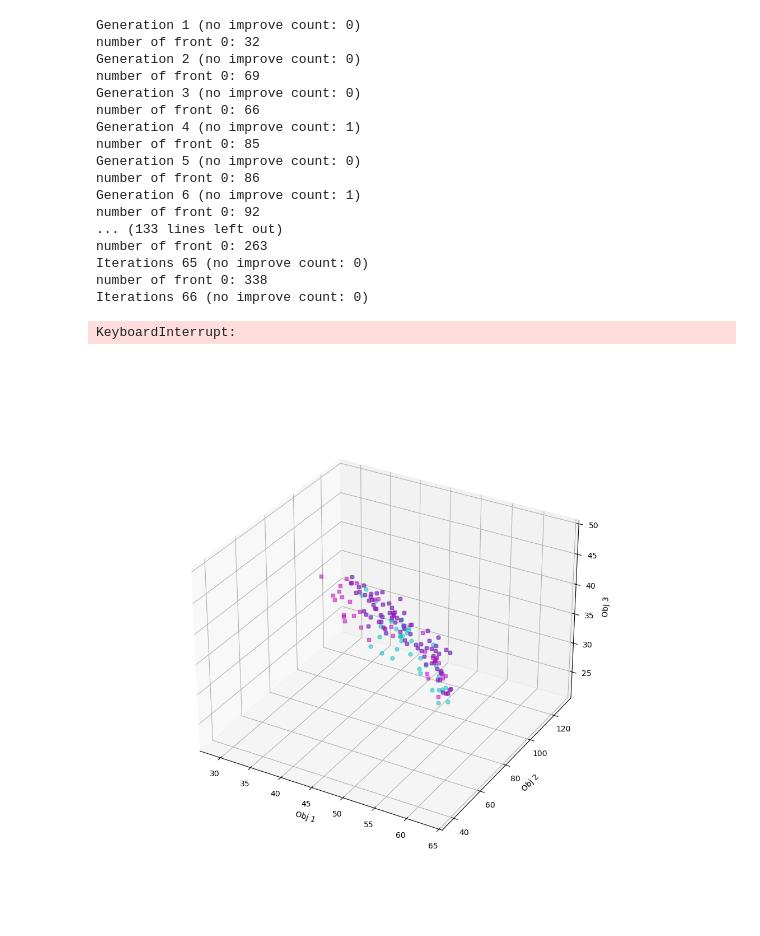
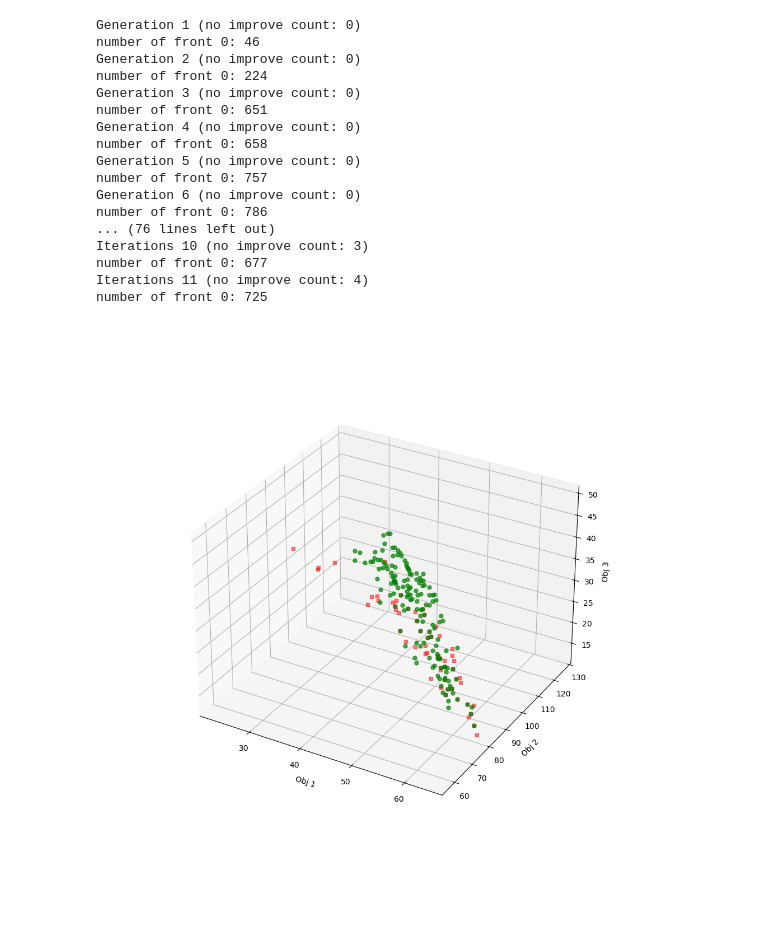
Before and after one commit to rameshsrinivasanuci/multiobjective, a Jupyter notebook: cp_eda.ipynb, the cells around one changed output. Drawn from its saved outputs; the diff is of its cells as text; code cells hidden in the pictures.

```diff
--- a/cp_eda.ipynb
+++ b/cp_eda.ipynb
@@ -411,6 +1240,7 @@ class KnapsackEDACond:
         self.pareto_front_table = []
         self.js_div_list = []
         self.converged_pf_table = []
+        self.selected_objectives_table = []
 
     def _generate_initial_population(self):
         n_items = self.items.shape[0]
@@ -448,7 +1278,7 @@ class KnapsackEDACond:
 
     def _update_distribution(self):
         # sampling
-        population = sample_population_conditional(
+        population = sample_population_conditional_parallel(
             self.items, self.items_z, self.objectives_z, self.distribution_params,
             self.shape, self.location, self.scale, self.if_converged,
             self.pop_size, self.n_selected, self.n_obj, self.n_con, self.capacity, self.rng
@@ -505,7 +1335,7 @@ class KnapsackEDACond:
 
     def _converged_pf(self):
         # sampling
-        population = sample_population_conditional_converged(
+        population = sample_population_conditional_converged_parallel(
             self.items, self.items_z, self.objectives_z, self.distribution_params,
             self.shape, self.location, self.scale, self.if_converged,
             self.pop_size, self.n_selected, self.n_obj, self.n_con, self.capacity, self.rng)
@@ -591,12 +1421,13 @@ class KnapsackEDACond:
             self.pareto_indices_table.append(pareto_indices.copy())
             self.pareto_front_table.append(pareto_front.copy())
             self.js_div_list.append(js_div)
+            self.selected_objectives_table.append(self.selected_objectives.copy())
 
             # option 1
             if prev_js_div is not None:
                 diff = prev_js_div - js_div
-                # if generation > min_gens and np.abs(diff) < 0.005: # criteria may change
-                if np.abs(diff) < 0.005:
+                if generation > min_gens and np.abs(diff) < 0.005: # criteria may change
+                # if np.abs(diff) < 0.005:
                     no_improve_gen += 1
                 else:
                     no_improve_gen = 0
@@ -627,8 +1458,10 @@ class KnapsackEDACond:
             self.pareto_indices_table.append(pareto_indices.copy())
             self.pareto_front_table.append(pareto_front.copy())
             self.js_div_list.append(js_div)
+            self.selected_objectives_table.append(self.selected_objectives.copy())
 
             front_0 = np.unique(self.selected_objectives, axis=0)
+            # front_0 = np.unique(pareto_front, axis=0)
             front_0 = front_0[np.lexsort(front_0.T[::-1])]
             if prev_front_0 is not None:
                 if np.array_equal(prev_front_0, front_0):
@@ -653,11 +1486,12 @@ class KnapsackEDACond:
             'shape': self.shape,
             'location': self.location,
             'scale': self.scale,
-            'base_rate_dist': self.first_item_dist
+            'base_rate_dist': self.first_item_dist,
+            'selected_objectives_table': self.selected_objectives_table
         }
 # %%
 # a test case
 kn = loadmat('/home/tailai/data/knapsack/runB/kn_1_3_allneg_60_6_3.mat')
-items = kn['items'][162]
+items = kn['items'][4]
 shape = kn['shape']
 scale = kn['scale']
@@ -689,28 +1581,27 @@ eda = KnapsackEDACond(
 
 # organize results
 results = eda.run()
-with open('new_results_cond_uni_base_1_3_run162.pkl', 'wb') as f:
+with open('weight_results_1_3_obj3_run4_test.pkl', 'wb') as f:
     pickle.dump(results, f)
 # %% [output]
 Generation 1 (no improve count: 0)
-number of front 0: 32
+number of front 0: 46
 Generation 2 (no improve count: 0)
-number of front 0: 69
+number of front 0: 224
 Generation 3 (no improve count: 0)
-number of front 0: 66
-Generation 4 (no improve count: 1)
-number of front 0: 85
+number of front 0: 651
+Generation 4 (no improve count: 0)
+number of front 0: 658
 Generation 5 (no improve count: 0)
-number of front 0: 86
-Generation 6 (no improve count: 1)
-number of front 0: 92
-... (133 lines left out)
-number of front 0: 263
-Iterations 65 (no improve count: 0)
-number of front 0: 338
-Iterations 66 (no improve count: 0)
+number of front 0: 757
+Generation 6 (no improve count: 0)
+number of front 0: 786
+... (76 lines left out)
+Iterations 10 (no improve count: 3)
+number of front 0: 677
+Iterations 11 (no improve count: 4)
+number of front 0: 725
-KeyboardInterrupt:
 # %%
 import pickle
-with open('gen_run2_cond_uni_base_1_3_obj3.pkl', 'rb') as f:
+with open('new_results_1_3_obj3_run4.pkl', 'rb') as f:
     results_full = pickle.load(f)
@@ -776,16 +1653,20 @@ converged_pf_full = results_full['converged_pf_table'][-1]
 # %%
 from matplotlib import pyplot as plt
 %matplotlib widget
 from mpl_toolkits.mplot3d import Axes3D
 
 fig = plt.figure(figsize=(10, 10))
 ax = fig.add_subplot(projection='3d')
-ax.plot(converged_pf[:,0], converged_pf[:,1], converged_pf[:,2], 'co', alpha=0.5, markersize=5)
-ax.plot(converged_pf_full[:,0], converged_pf_full[:,1], converged_pf_full[:,2], 'ms', alpha=0.5, markersize=5)
+ax.plot(converged_pf[:,0], converged_pf[:,1], converged_pf[:,2], 'rs', alpha=0.5, markersize=5)
+ax.plot(converged_pf_full[:,0], converged_pf_full[:,1], converged_pf_full[:,2], 'go', alpha=0.7, markersize=5)
+# ax.plot(converged_pf_full_ori[:,0], converged_pf_full_ori[:,1], converged_pf_full_ori[:,2], 'bo', alpha=0.5, markersize=5)
+# ax.plot(pareto_front[:,0], pareto_front[:,1], pareto_front[:,2], 'bo', alpha=0.5, markersize=5)
+# aspi = np.array([40, 100, 45])
+# ax.plot(aspi[0], aspi[1], aspi[2], 'bo', alpha=1, markersize=5)
 ax.set_xlabel('Obj 1')
 ax.set_ylabel('Obj 2')
 ax.set_zlabel('Obj 3')
 plt.show()
 # %% [output]
-[figure, old version]
+[figure, new version]
 # %%
```
Also changed, not shown: parts of 30 cells of this notebook.
